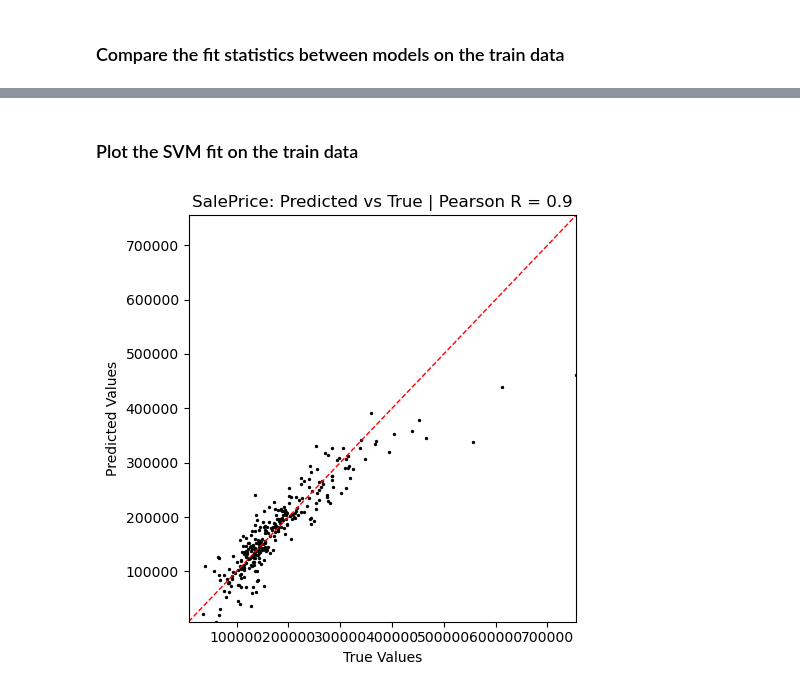
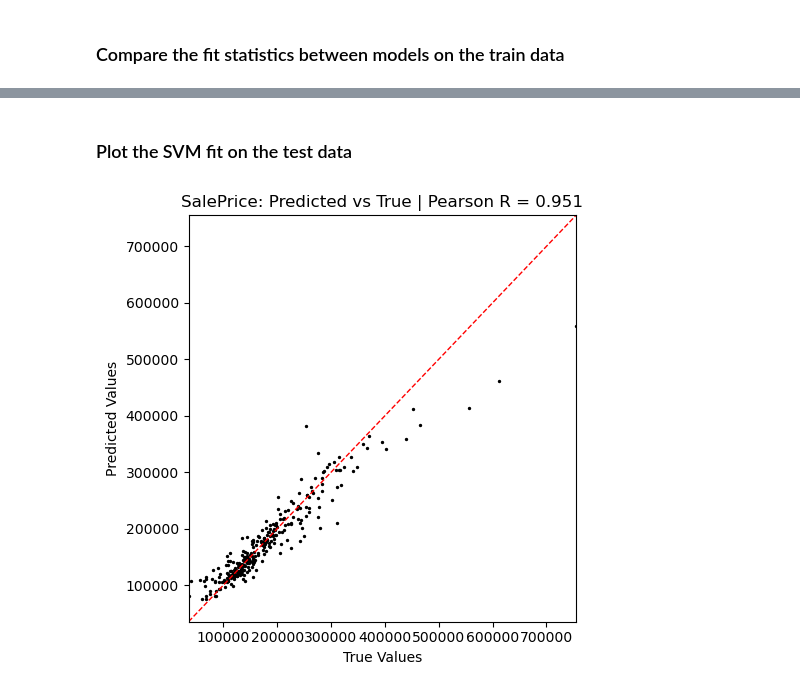
Before and after one commit to ajy25/TabularMagic, a Jupyter notebook: demo/regression_start_to_finish_demo.ipynb, the cells around one changed output, grey strips where cells are left out. Saved outputs shown, nothing was run; the diff lists cells and outputs as text; code cells hidden in the pictures.

```diff
--- a/demo/regression_start_to_finish_demo.ipynb
+++ b/demo/regression_start_to_finish_demo.ipynb
@@ -79,6 +79,7 @@ tm.reset_working_dfs()
 tm.preprocess_data(onehot_vars=tm.categorical_columns,
                    minmax_vars=tm.continuous_columns,
                    imputation_strategy='10nn')
+tm.set_working_df_checkpoint('kevin')
 display(tm.head())
 # %% [output]
 |  | MSSubClass | LotFrontage | LotArea | OverallQual | OverallCond | YearBuilt | YearRemodAdd | MasVnrArea | ... |
@@ -94,11 +114,14 @@ selectors = [
     KBestSelector('r_regression'),
     KBestSelector('f_regression'),
     KBestSelector('mutual_info_regression'),
-    L1RegSelector(1.0)
+    SimpleLinearSelector(),
+    SimpleLinearSelector('l1', 0.1),
+    RFESelector('random_forest')
 ]
 
 feature_selection_report = tm.voting_selection(
-    X_vars=train_eda.continuous_columns[:-1], y_var='SalePrice',
+    X_vars=tm.continuous_columns[:-1], y_var='SalePrice',
     selectors=selectors, n_target_features=20)
 print(feature_selection_report.top_features)
+display(feature_selection_report.votes_df)
 # %% [output]
@@ -115,6 +145,7 @@ models = [
     TreeEnsemble(ensemble_type='random_forest', n_jobs=-1),
     TreeEnsemble(ensemble_type='bagging', n_jobs=-1),
     TreeEnsemble(ensemble_type='gradient_boosting', n_jobs=-1),
+    TreeEnsemble(ensemble_type='xgboost', n_jobs=-1),
 
     # You can manually set the nickname of a model
     SVM(kernel='rbf', nickname='SupportVectorMachine', n_jobs=-1),
@@ -165,6 +197,6 @@ display(test_report.fit_statistics)
 # %% [markdown]
-### Plot the SVM fit on the train data
+### Plot the SVM fit on the test data
 # %%
-fig = test_report['MLP'].plot_pred_vs_true()
+fig = test_report['TreeEnsemble(random_forest)'].plot_pred_vs_true()
 # %% [output]
-[figure, old version]
+[figure, new version]
```
Also changed, not shown: parts of 6 cells of this notebook, 5 other files.
